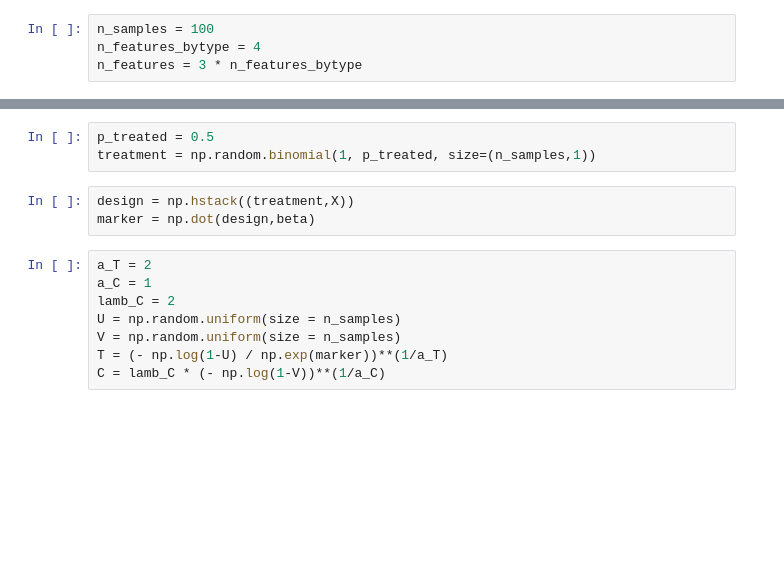
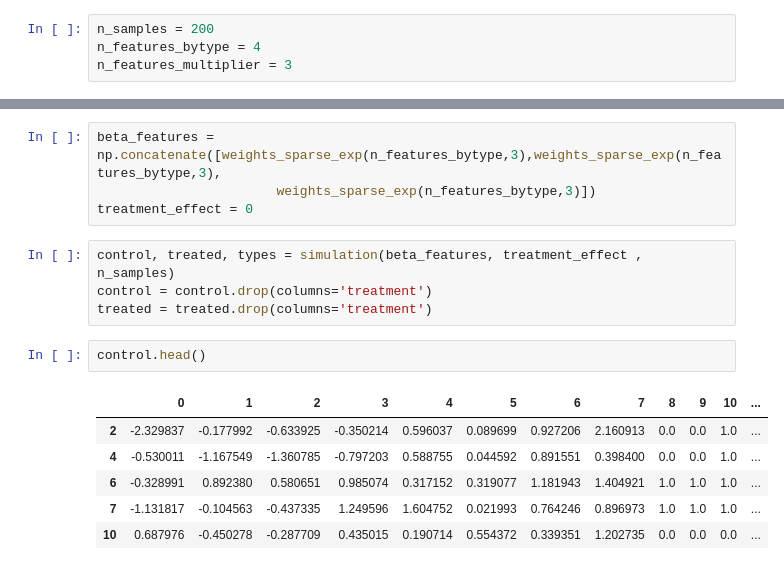
Before and after one commit to aguilloux/HI-VAE_Pytorch, a Jupyter notebook: simulation.ipynb, the cells around one changed output, grey strips where cells are left out. Saved outputs shown, nothing was run; the diff lists cells and outputs as text; blank space fills up the shorter version.

```diff
--- a/simulation.ipynb
+++ b/simulation.ipynb
@@ -16,4 +14,4 @@ where
 # %%
-n_samples = 100
+n_samples = 200
 n_features_bytype = 4
-n_features = 3 * n_features_bytype
+n_features_multiplier = 3
@@ -36,14 +18,17 @@ X[:,(2*n_features_bytype ) : (3*n_features_bytype )] = 1 * (X[:,(2*n_features_by
-# %%
-p_treated = 0.5
-treatment = np.random.binomial(1, p_treated, size=(n_samples,1))
-# %%
-design = np.hstack((treatment,X))
-marker = np.dot(design,beta)
-# %%
-a_T = 2
-a_C = 1
-lamb_C = 2
-U = np.random.uniform(size = n_samples)
-V = np.random.uniform(size = n_samples)
-T = (- np.log(1-U) / np.exp(marker))**(1/a_T)
-C = lamb_C * (- np.log(1-V))**(1/a_C)
+# %%
+beta_features = np.concatenate([weights_sparse_exp(n_features_bytype,3),weights_sparse_exp(n_features_bytype,3),
+                       weights_sparse_exp(n_features_bytype,3)])
+treatment_effect = 0
+# %%
+control, treated, types = simulation(beta_features, treatment_effect , n_samples)
+control = control.drop(columns='treatment')
+treated = treated.drop(columns='treatment')
+# %%
+control.head()
+# %% [output]
+|  | 0 | 1 | 2 | 3 | 4 | 5 | 6 | 7 | 8 | 9 | 10 | ... |
+| 2 | -2.329837 | -0.177992 | -0.633925 | -0.350214 | 0.596037 | 0.089699 | 0.927206 | 2.160913 | 0.0 | 0.0 | 1.0 | ... |
+| 4 | -0.530011 | -1.167549 | -1.360785 | -0.797203 | 0.588755 | 0.044592 | 0.891551 | 0.398400 | 0.0 | 0.0 | 1.0 | ... |
+| 6 | -0.328991 | 0.892380 | 0.580651 | 0.985074 | 0.317152 | 0.319077 | 1.181943 | 1.404921 | 1.0 | 1.0 | 1.0 | ... |
+| 7 | -1.131817 | -0.104563 | -0.437335 | 1.249596 | 1.604752 | 0.021993 | 0.764246 | 0.896973 | 1.0 | 1.0 | 1.0 | ... |
+| 10 | 0.687976 | -0.450278 | -0.287709 | 0.435015 | 0.190714 | 0.554372 | 0.339351 | 1.202735 | 0.0 | 0.0 | 0.0 | ... |
```
Also changed, not shown: parts of 24 cells of this notebook, 1 other file.
